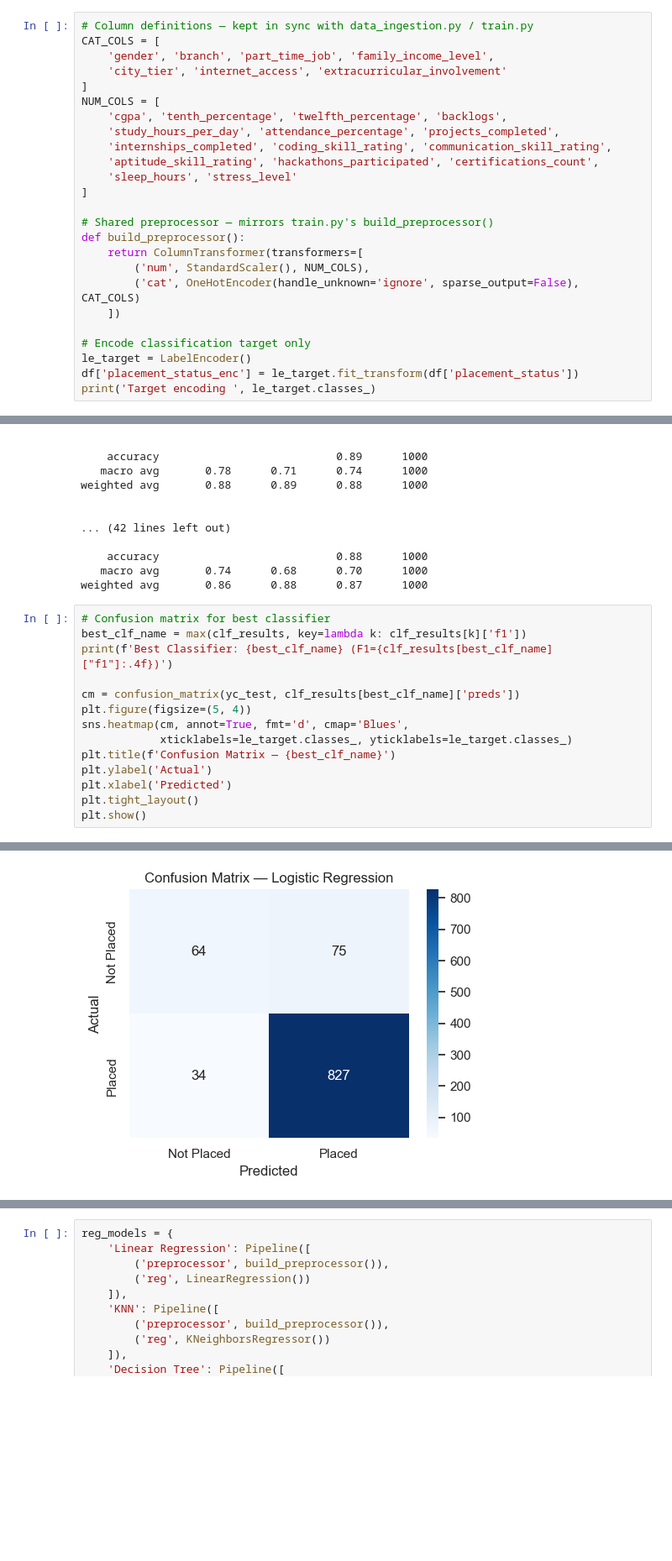
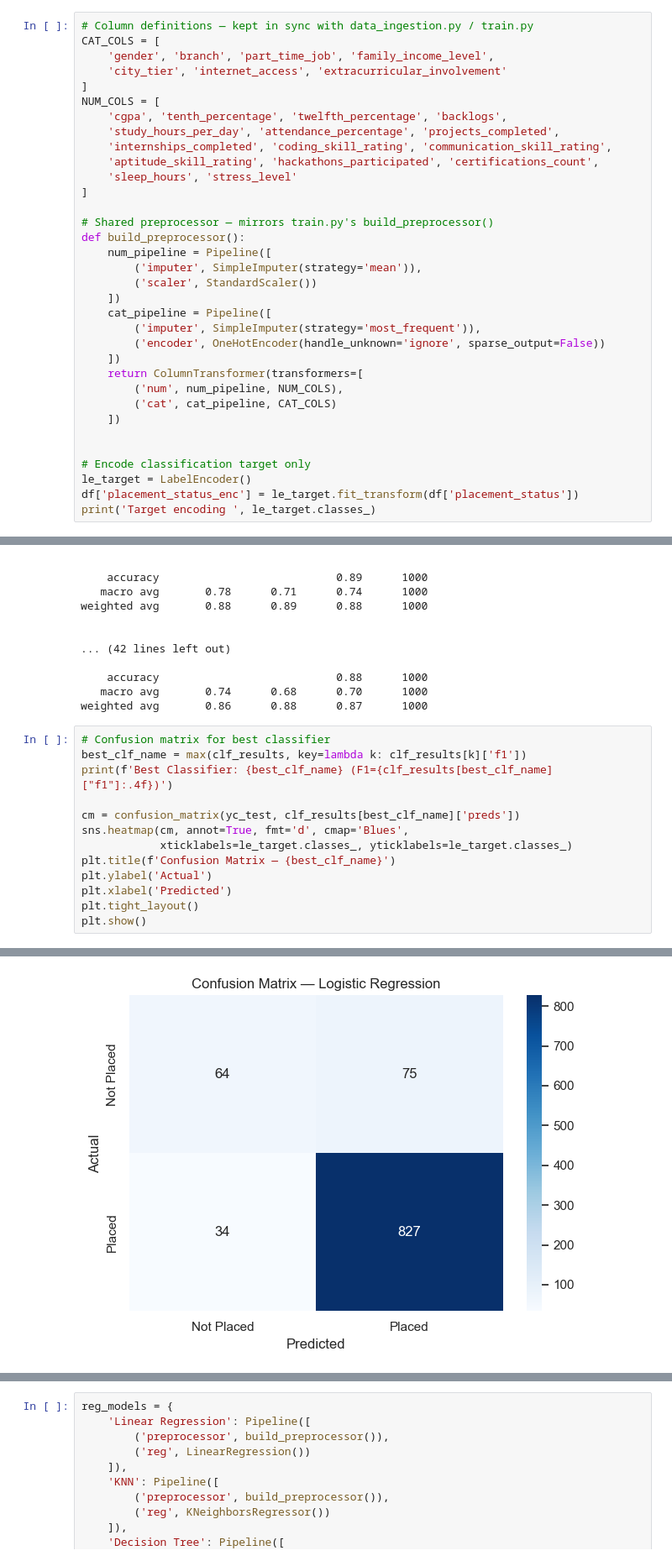
Before and after one commit to Kenrockender/UTS-MD, a Jupyter notebook: notebook.ipynb, the cells around one changed output, grey strips where cells are left out. Shown at 84% size. Cells and saved outputs as stored; diff of their text form; blank space fills up the shorter version.

```diff
--- a/notebook.ipynb
+++ b/notebook.ipynb
@@ -197,10 +207,19 @@ NUM_COLS = [
 
 # Shared preprocessor — mirrors train.py's build_preprocessor()
 def build_preprocessor():
+    num_pipeline = Pipeline([
+        ('imputer', SimpleImputer(strategy='mean')),
+        ('scaler', StandardScaler())
+    ])
+    cat_pipeline = Pipeline([
+        ('imputer', SimpleImputer(strategy='most_frequent')),
+        ('encoder', OneHotEncoder(handle_unknown='ignore', sparse_output=False))
+    ])
     return ColumnTransformer(transformers=[
-        ('num', StandardScaler(), NUM_COLS),
-        ('cat', OneHotEncoder(handle_unknown='ignore', sparse_output=False), CAT_COLS)
+        ('num', num_pipeline, NUM_COLS),
+        ('cat', cat_pipeline, CAT_COLS)
     ])
+
 
 # Encode classification target only
 le_target = LabelEncoder()
@@ -288,19 +306,18 @@ weighted avg       0.86      0.88      0.87      1000
 # %%
 # Confusion matrix for best classifier
 best_clf_name = max(clf_results, key=lambda k: clf_results[k]['f1'])
 print(f'Best Classifier: {best_clf_name} (F1={clf_results[best_clf_name]["f1"]:.4f})')
 
 cm = confusion_matrix(yc_test, clf_results[best_clf_name]['preds'])
-plt.figure(figsize=(5, 4))
 sns.heatmap(cm, annot=True, fmt='d', cmap='Blues',
             xticklabels=le_target.classes_, yticklabels=le_target.classes_)
 plt.title(f'Confusion Matrix — {best_clf_name}')
 plt.ylabel('Actual')
 plt.xlabel('Predicted')
 plt.tight_layout()
 plt.show()
 # %% [output]
 Best Classifier: Logistic Regression (F1=0.8828)
-[figure, old version]
+[figure, new version]
 # %% [markdown]
 ## 7. Regression Models
```
Also changed, not shown: parts of 18 cells of this notebook, 4 other files.
